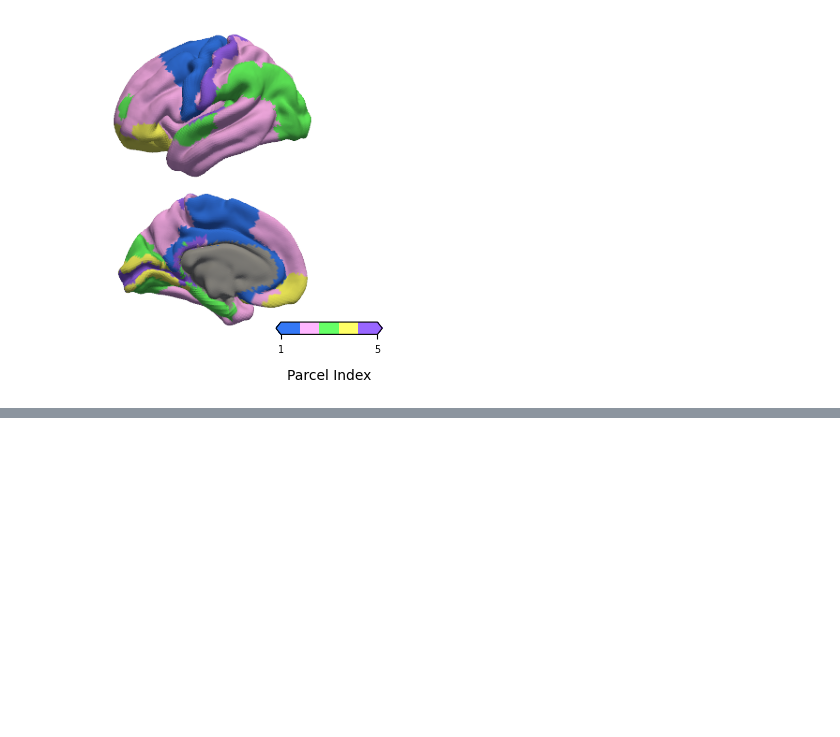
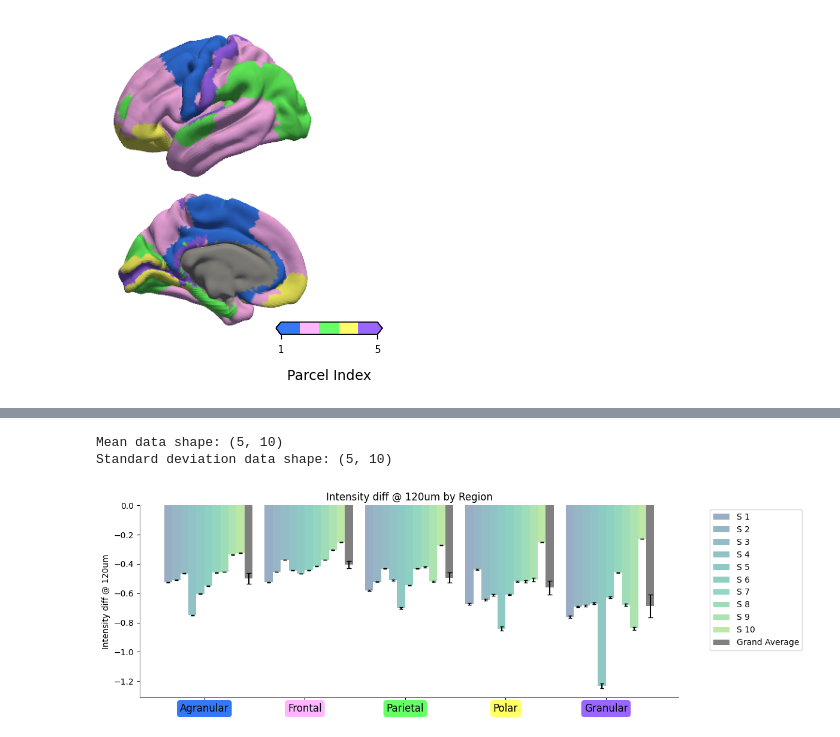
Before and after one commit to dyjung130/cortical_layer, a Jupyter notebook: jupyter-notebook/082725_cyto_parcellate/run_cyto_von_parcellation.ipynb, the cells around one changed output, grey strips where cells are left out. Drawn from its saved outputs; the diff is of its cells as text; code cells hidden in the pictures; blank space fills up the shorter version.

```diff
--- a/jupyter-notebook/082725_cyto_parcellate/run_cyto_von_parcellation.ipynb
+++ b/jupyter-notebook/082725_cyto_parcellate/run_cyto_von_parcellation.ipynb
@@ -545,14 +557,71 @@ IndexError: list index out of range
 # %%
 #average within the economo_koskinas_atlas_rh   (economo_koskinas_atlas_lh and _rh are the same)
 atlas_to_use = economo_koskinas_atlas_rh
 atlas_unique = np.unique(atlas_to_use)[1:]
 data2plot_sub_mean = np.zeros((len(atlas_unique),data2plot_sub.shape[1]))
 data2plot_sub_std = np.zeros((len(atlas_unique),data2plot_sub.shape[1]))
 data2plot_sub_sem = np.zeros((len(atlas_unique),data2plot_sub.shape[1]))
 for i in range(data2plot_sub.shape[1]):
     #for each unique parcellation
     for j in range(atlas_unique.shape[0]):
         indices = np.where(atlas_unique[j] == atlas_to_use)[0]
         data2plot_sub_mean[j,i] = np.nanmean(data2plot_sub[indices,i])
         data2plot_sub_std[j,i] = np.nanstd(data2plot_sub[indices,i])
         data2plot_sub_sem[j,i] = data2plot_sub_std[j,i] / np.sqrt(len(indices)-1)# sample SEM
+
+print(f"Mean data shape: {data2plot_sub_mean.shape}")
+print(f"Standard deviation data shape: {data2plot_sub_sem.shape}")
+
+
+# Create a minimalistic bar plot
+plt.figure(figsize=(12,4))
+
+# Use viridis color palette for subjects
+colors = plt.cm.viridis(np.linspace(0.3, 0.8, data2plot_sub_mean.shape[1]))
+
+x_values = np.arange(data2plot_sub_mean.shape[0])
+bar_width = 0.8 / data2plot_sub_mean.shape[1]
+
+# Plot bars for each subject
+for i in range(data2plot_sub_mean.shape[1]):
+    x_offset = x_values + (i - data2plot_sub_mean.shape[1]/2 + 0.5) * bar_width
+    plt.bar(x_offset, data2plot_sub_mean[:, i], yerr=data2plot_sub_sem[:, i],
+            width=bar_width, alpha=0.5, capsize=2,
+            color=colors[i], label=f'S {i+1}')
+
+# Calculate and plot grand average
+grand_average = np.nanmean(data2plot_sub_mean, axis=1)
+grand_sem = np.nanstd(data2plot_sub_mean, axis=1) / np.sqrt(data2plot_sub_mean.shape[1])
+
+x_offset_grand = x_values + (data2plot_sub_mean.shape[1]/2) * bar_width + bar_width/2
+plt.bar(x_offset_grand, grand_average, yerr=grand_sem,
+         width=bar_width, alpha=1, capsize=3,
+         color='grey', label='Grand Average', zorder=10)
+
+# Styling
+plt.ylabel(f'Intensity diff @ {RESOLUTION}')
+plt.title(f'Intensity diff @ {RESOLUTION} by Region')
+
+# Clean up spines
+ax = plt.gca()
+ax.spines['top'].set_visible(False)
+ax.spines['right'].set_visible(False)
+ax.spines['left'].set_color('gray')
+ax.spines['bottom'].set_color('gray')
+
+# Set x-tick labels with colored backgrounds
+ax.set_xticks(x_values)
+ax.set_xticklabels(CYTO5_NAME, fontsize=12, rotation=0, ha='center')
+
+for i, (tick_label, region_name) in enumerate(zip(ax.get_xticklabels(), CYTO5_NAME)):
+    tick_label.set_bbox(dict(boxstyle="round,pad=0.3",
+                            facecolor=CYTO5_COLORS[region_name], alpha=1, edgecolor='none'))
+
+# Add legend
+plt.legend(bbox_to_anchor=(1.05, 1), loc='upper left')
+plt.tight_layout()
+plt.show()
+# %% [output]
+Mean data shape: (5, 10)
+Standard deviation data shape: (5, 10)
+[figure, added]
```
Also changed, not shown: parts of 6 cells of this notebook, 4 other files.
